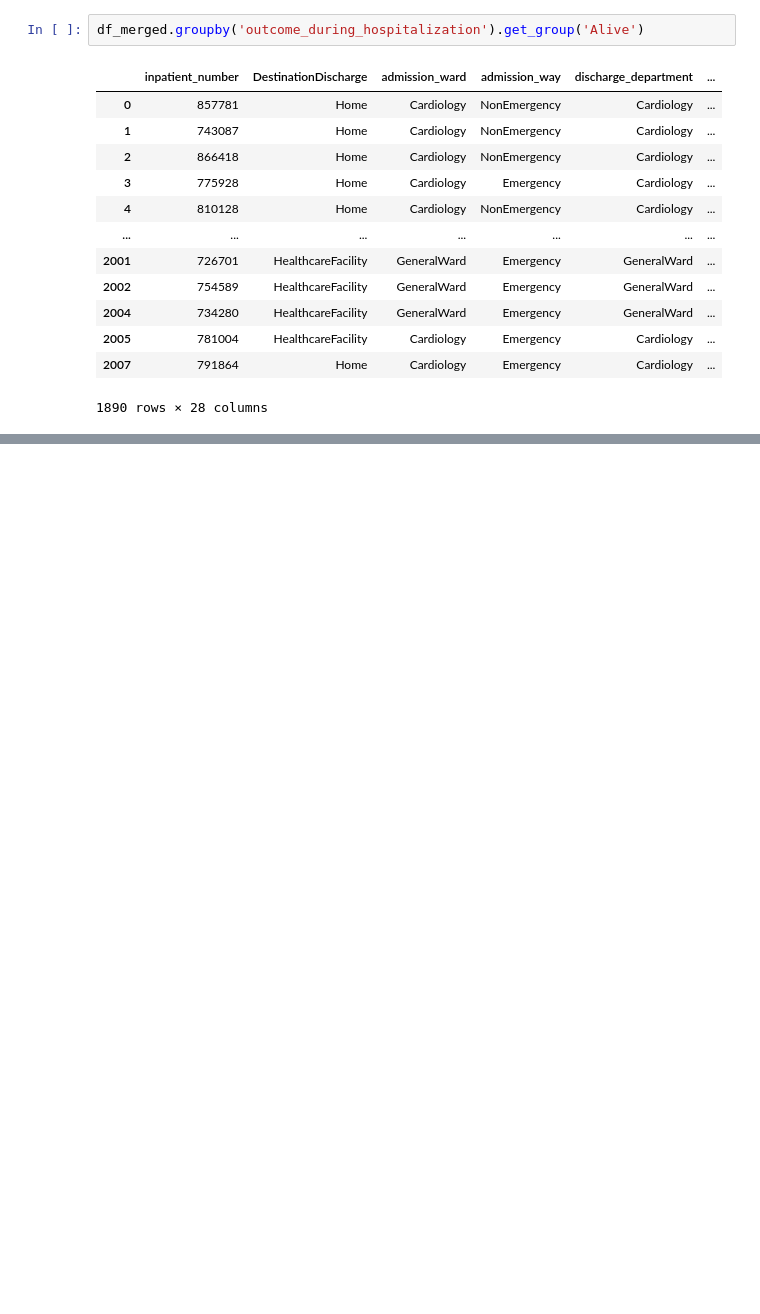
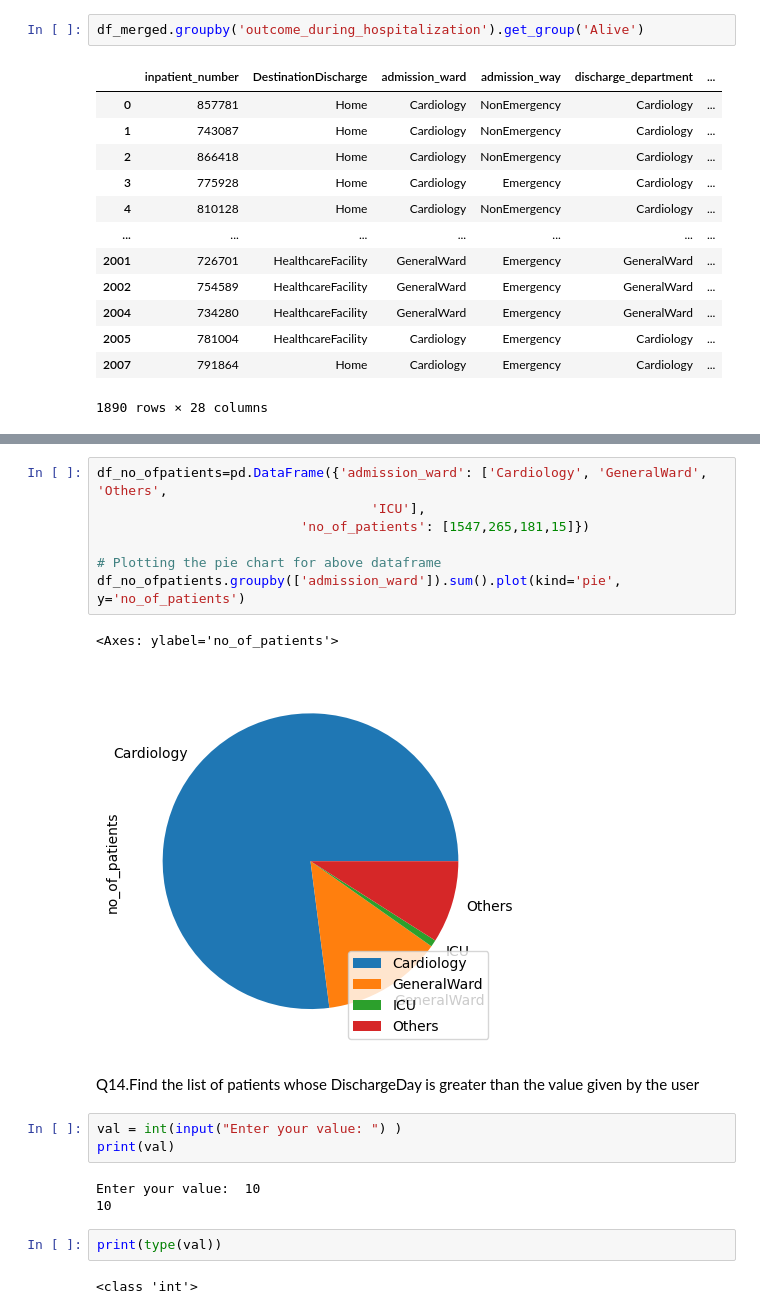
Before and after one commit to Moinandy6/Team9_Py-Stars_Python-Hackathon_Apr24, a Jupyter notebook: Questions1-16.ipynb, the cells around one changed output, grey strips where cells are left out. Cells and saved outputs as stored; diff of their text form; blank space fills up the shorter version.

```diff
--- a/Questions1-16.ipynb
+++ b/Questions1-16.ipynb
@@ -205,0 +359,22 @@ TypeError: Could not convert string '69-7969-7959-6969-7969-7979-8979-8969-7979-
+# %%
+df_no_ofpatients=pd.DataFrame({'admission_ward': ['Cardiology', 'GeneralWard', 'Others',
+                                   'ICU'],
+                          'no_of_patients': [1547,265,181,15]})
+
+# Plotting the pie chart for above dataframe
+df_no_ofpatients.groupby(['admission_ward']).sum().plot(kind='pie', y='no_of_patients')
+# %% [output]
+<Axes: ylabel='no_of_patients'>
+[figure, added]
+# %% [markdown]
+Q14.Find the list of patients whose DischargeDay is greater than the value given by the user
+# %%
+val = int(input("Enter your value: ") )
+print(val)
+# %% [output]
+Enter your value:  10
+10
+# %%
+print(type(val))
+# %% [output]
+<class 'int'>
```
Also changed, not shown: parts of 32 cells of this notebook.
